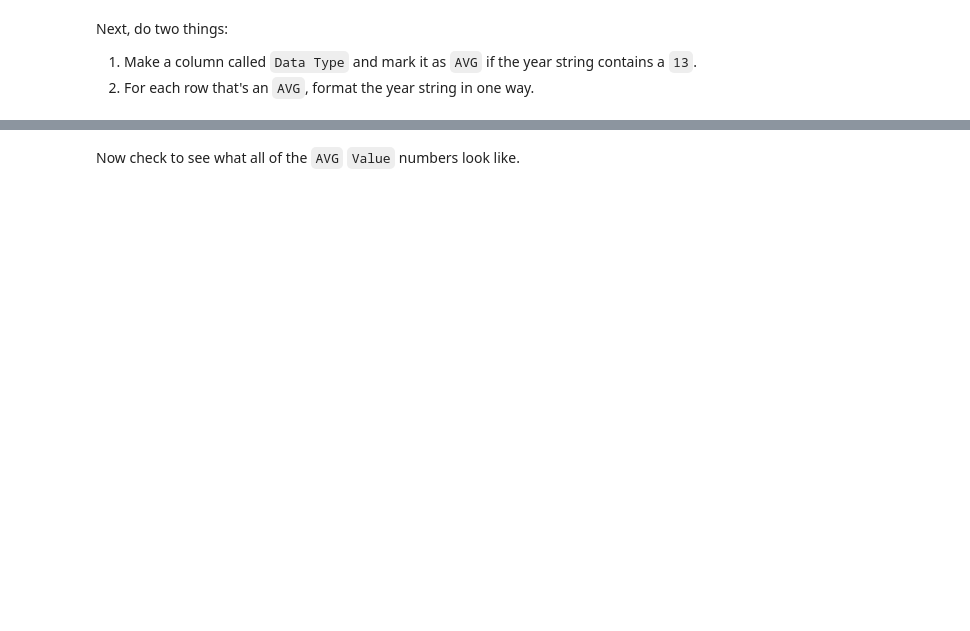
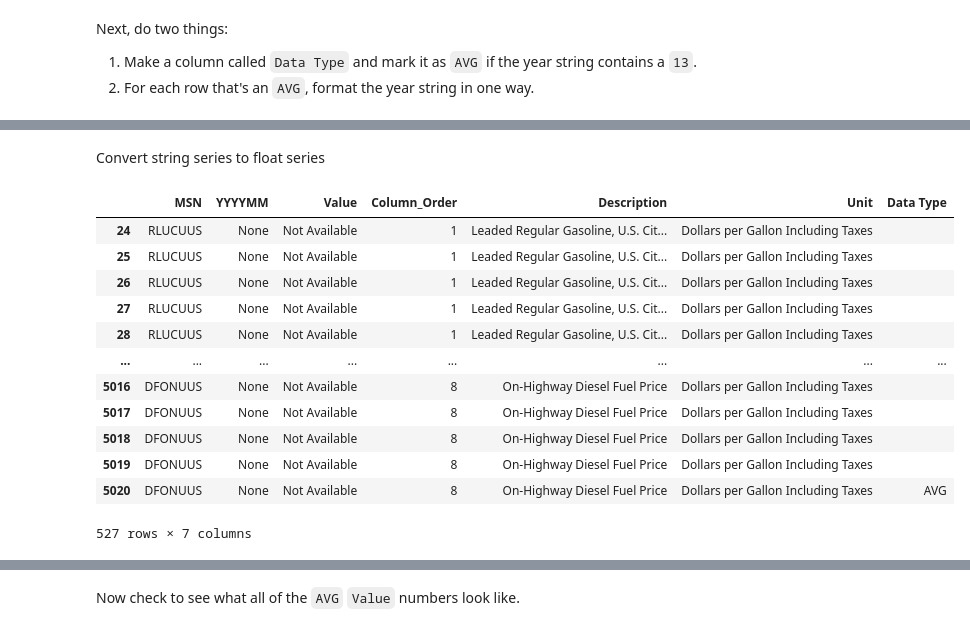
Before and after one commit to dalexa10/Python_Data_Science, a Jupyter notebook: collecting-organizing-analyzing-basics/collecting-organizing-analyzing-data.ipynb, the cells around one changed output, grey strips where cells are left out. Saved outputs shown, nothing was run; the diff lists cells and outputs as text; code cells hidden in the pictures; blank space fills up the shorter version.

```diff
--- a/collecting-organizing-analyzing-basics/collecting-organizing-analyzing-data.ipynb
+++ b/collecting-organizing-analyzing-basics/collecting-organizing-analyzing-data.ipynb
@@ -561,0 +648,18 @@ Next, do two things:
+# %% [markdown]
+Convert string series to float series
+# %%
+pricedf[pricedf['Value'] == 'Not Available']
+# %% [output]
+|  | MSN | YYYYMM | Value | Column_Order | Description | Unit | Data Type |
+| 24 | RLUCUUS | None | Not Available | 1 | Leaded Regular Gasoline, U.S. Cit... | Dollars per Gallon Including Taxes |  |
+| 25 | RLUCUUS | None | Not Available | 1 | Leaded Regular Gasoline, U.S. Cit... | Dollars per Gallon Including Taxes |  |
+| 26 | RLUCUUS | None | Not Available | 1 | Leaded Regular Gasoline, U.S. Cit... | Dollars per Gallon Including Taxes |  |
+| 27 | RLUCUUS | None | Not Available | 1 | Leaded Regular Gasoline, U.S. Cit... | Dollars per Gallon Including Taxes |  |
+| 28 | RLUCUUS | None | Not Available | 1 | Leaded Regular Gasoline, U.S. Cit... | Dollars per Gallon Including Taxes |  |
+| ... | ... | ... | ... | ... | ... | ... | ... |
+| 5016 | DFONUUS | None | Not Available | 8 | On-Highway Diesel Fuel Price | Dollars per Gallon Including Taxes |  |
+| 5017 | DFONUUS | None | Not Available | 8 | On-Highway Diesel Fuel Price | Dollars per Gallon Including Taxes |  |
+| 5018 | DFONUUS | None | Not Available | 8 | On-Highway Diesel Fuel Price | Dollars per Gallon Including Taxes |  |
+| 5019 | DFONUUS | None | Not Available | 8 | On-Highway Diesel Fuel Price | Dollars per Gallon Including Taxes |  |
+| 5020 | DFONUUS | None | Not Available | 8 | On-Highway Diesel Fuel Price | Dollars per Gallon Including Taxes | AVG |
+527 rows × 7 columns
```
Also changed, not shown: parts of 13 cells of this notebook.
